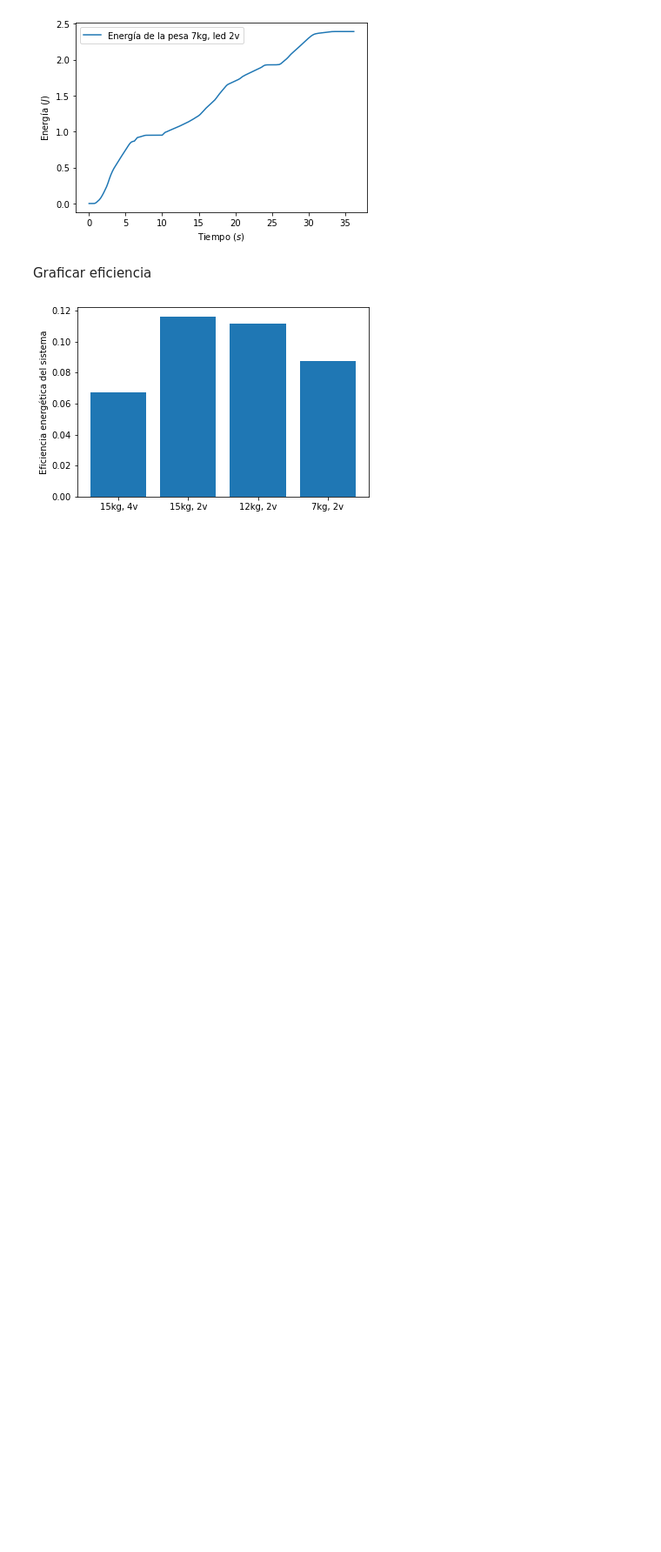
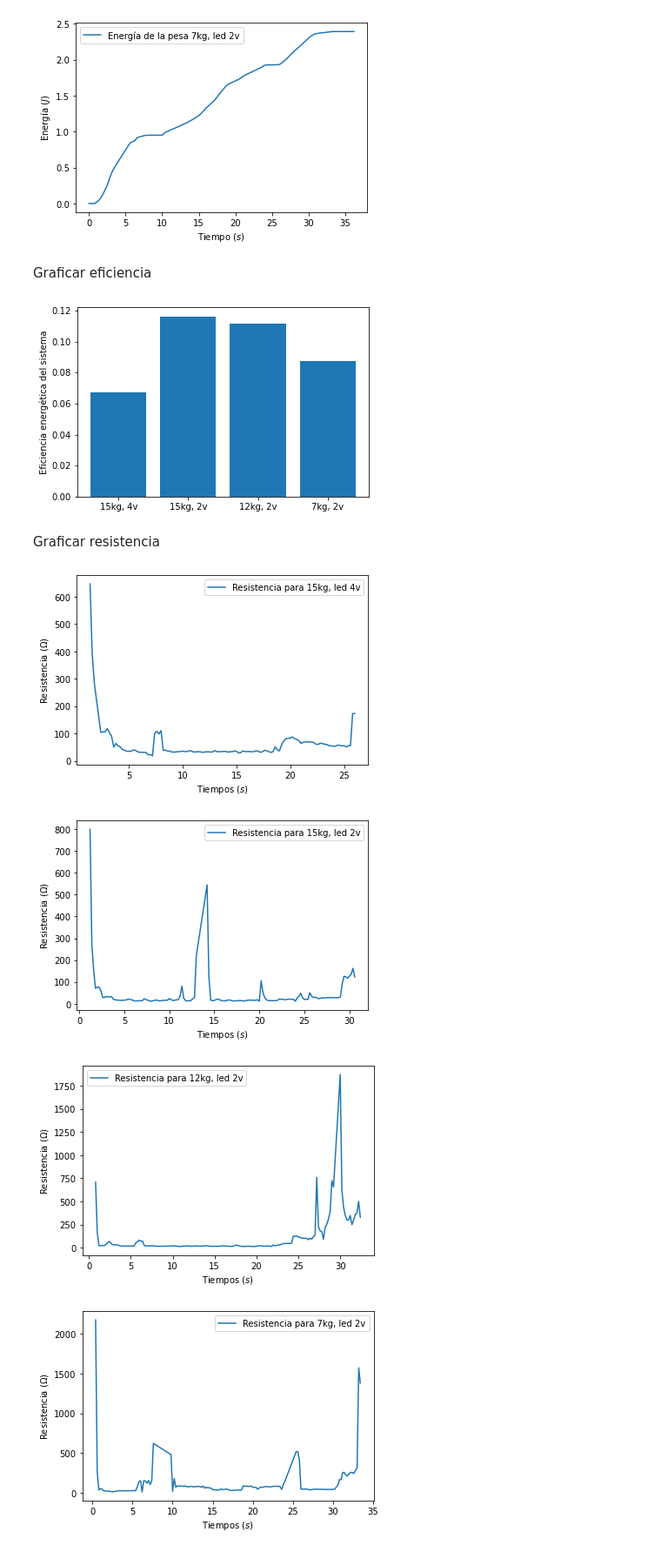
Before and after one commit to AlonsoJimenez/BateriaMecanica, a Jupyter notebook: Analisis.ipynb, the cells around one changed output. Shown at 87% size. Drawn from its saved outputs; the diff is of its cells as text; code cells hidden in the pictures; blank space fills up the shorter version.

Commit message:
Graficas resitencia

```diff
--- a/Analisis.ipynb
+++ b/Analisis.ipynb
@@ -355,3 +335,73 @@ ax.set_ylabel('Eficiencia energética del sistema')
 plt.show()
 # %% [output]
 [figure]
+# %% [markdown]
+Graficar resistencia
+# %%
+r1 = voltaje4v/corriente4v
+T1 = r1<np.inf
+R1 = []
+r2 = voltaje15k / corriente15k
+T2 = r2<np.inf
+R2 = []
+r3 = voltaje12k / corriente12k
+T3 = r3 < np.inf
+R3 = []
+r4 = voltaje7k / corriente7k
+T4 = r4 < np.inf
+R4 = []
+tiempoR4 = []
+tiempoR3 = []
+tiempoR2 = []
+tiempoR1 = []
+contador = 0
+for val in T1:
+    if val:
+        R1 += [r1[contador]]
+        tiempoR1 += [tiempo4v[contador]]
+    contador += 1
+contador = 0
+for val in T2:
+    if val:
+        R2 += [r2[contador]]
+        tiempoR2 += [tiempo15k[contador]]
+    contador += 1
+contador = 0
+for val in T3:
+    if val:
+        R3 += [r3[contador]]
+        tiempoR3 += [tiempo12k[contador]]
+    contador += 1
+contador = 0
+for val in T4:
+    if val:
+        R4 += [r4[contador]]
+        tiempoR4 += [tiempo7k[contador]]
+    contador += 1
+R4 = np.array(R4)
+R3 = np.array(R3)
+R2 = np.array(R2)
+R1 = np.array(R1)
+tiempoR1 = np.array(tiempoR1)
+tiempoR2 = np.array(tiempoR2)
+tiempoR3 = np.array(tiempoR3)
+tiempoR4 = np.array(tiempoR4)
+fig1, ax1 = plt.subplots()
+fig2, ax2 = plt.subplots()
+fig3, ax3 = plt.subplots()
+fig4, ax4 = plt.subplots()
+lisEje = [ax1, ax2, ax3, ax4]
+ax1.plot(tiempoR1, R1, label = 'Resistencia para 15kg, led 4v')
+ax2.plot(tiempoR2, R2, label = 'Resistencia para 15kg, led 2v')
+ax3.plot(tiempoR3, R3, label = 'Resistencia para 12kg, led 2v')
+ax4.plot(tiempoR4, R4, label = 'Resistencia para 7kg, led 2v')
+for eje in lisEje:
+    eje.set_xlabel('Tiempos $(s)$')
+    eje.set_ylabel('Resistencia $(\Omega)$')
+    eje.legend()
+plt.show()
+# %% [output]
+[figure, added]
+[figure, added]
+[figure, added]
+[figure, added]
```
Also changed, not shown: parts of 4 cells of this notebook, 1 other file.
